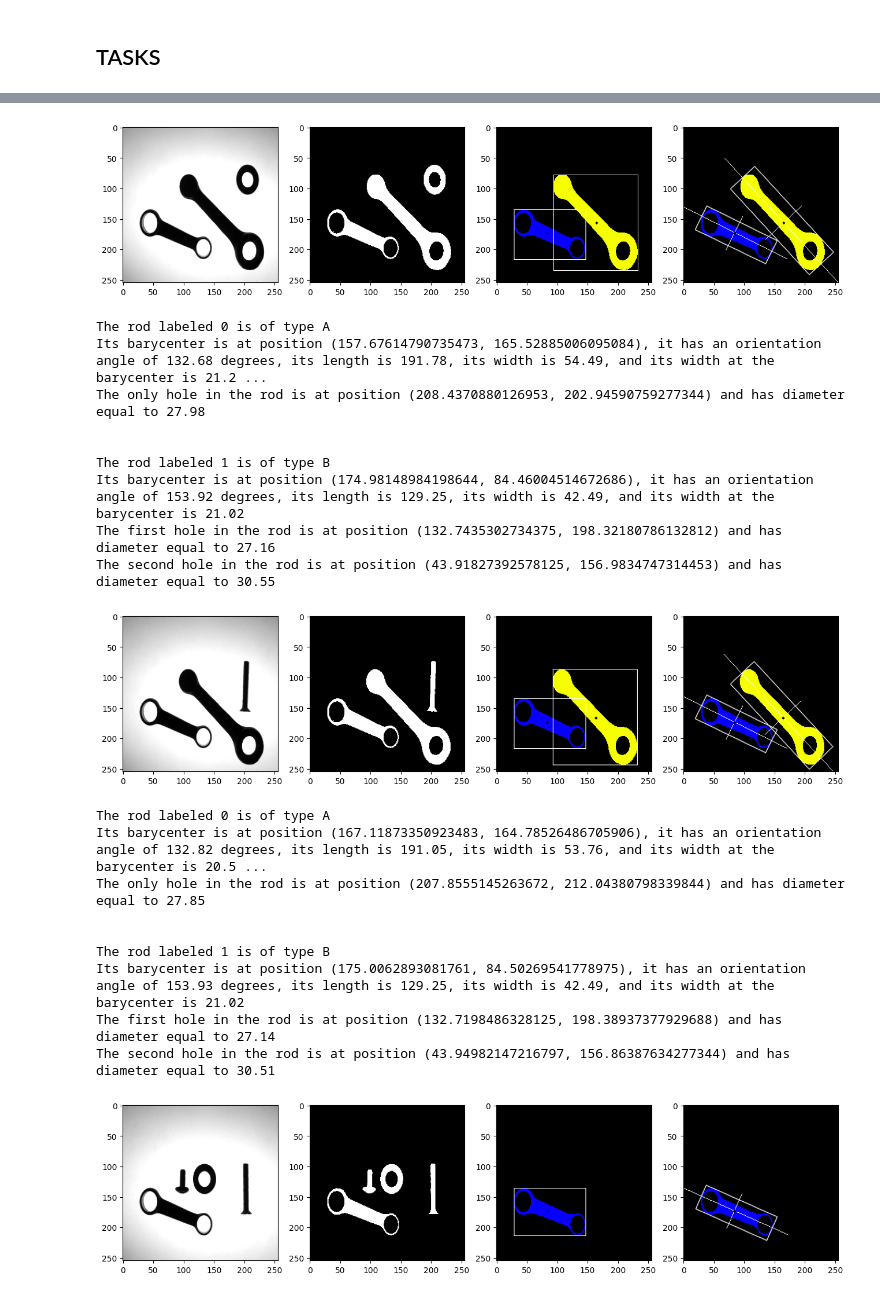
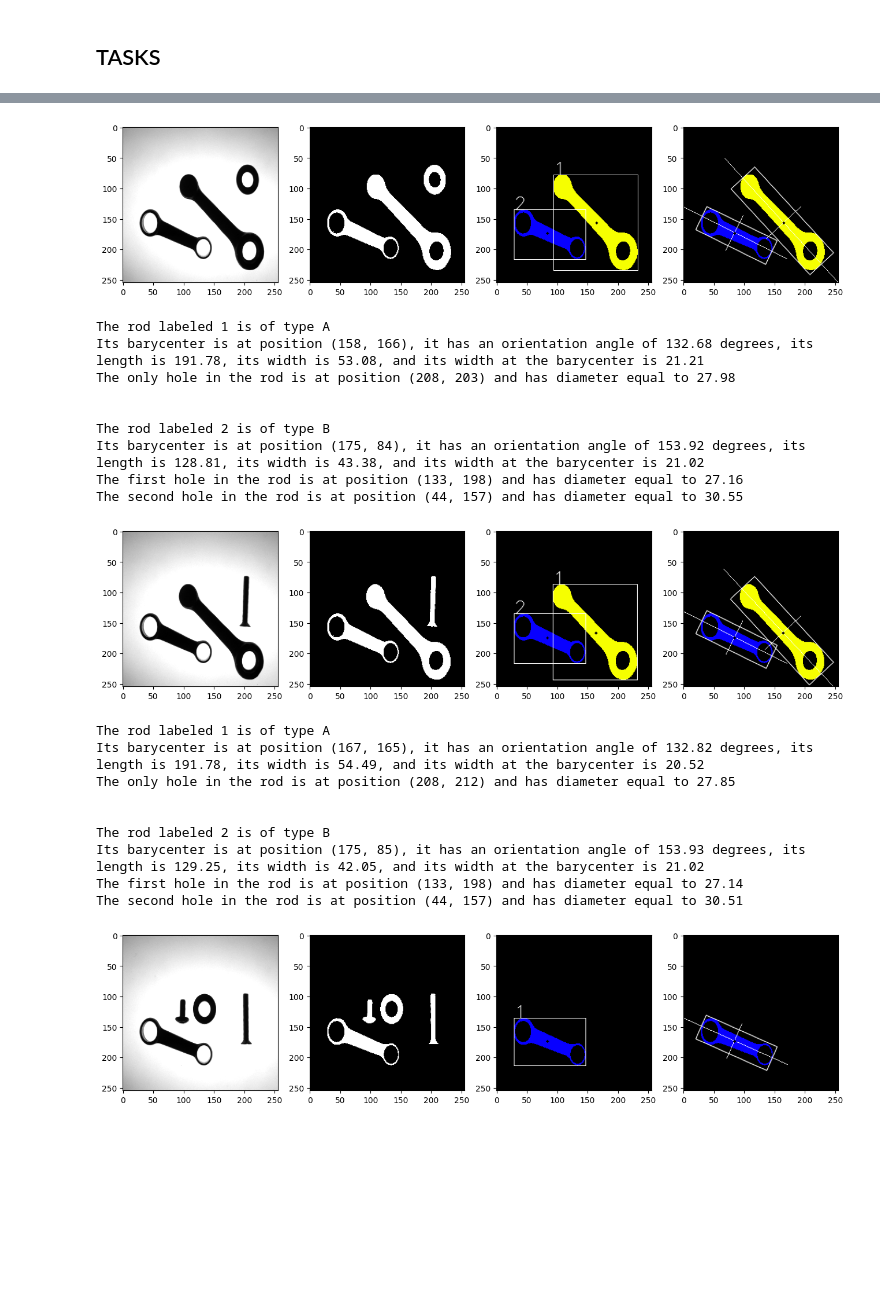
Before and after one commit to MrCr4ft/IPCV_Project, a Jupyter notebook: Visual Inspection of Motorcycle Connecting Rods.ipynb, the cells around one changed output, grey strips where cells are left out. Saved outputs shown, nothing was run; the diff lists cells and outputs as text; code cells hidden in the pictures; blank space fills up the shorter version.

```diff
--- a/Visual Inspection of Motorcycle Connecting Rods.ipynb
+++ b/Visual Inspection of Motorcycle Connecting Rods.ipynb
@@ -38,5 +38,5 @@ for img_name in TASK_IMGLIST['TASK_1']:
 ## TASKS ##
 # %%
 for img_name in TASK_IMGLIST['TASK_1']:
-    pipeline(IMAGES[img_name], False)
+    rods_descriptions = processImage(IMAGES[img_name], False)
 # %% [output]
@@ -108,5 +108,5 @@ The second hole in the rod is at position (129.3745880126953, 157.9435577392578)
 # %%
 for img_name in TASK_IMGLIST['TASK_2_1']:
-    pipeline(IMAGES[img_name], False)
+    rods_descriptions = processImage(IMAGES[img_name], False)
 # %% [output]
 [figure]
@@ -116,21 +116,21 @@ The only hole in the rod is at position (211.66403198242188, 201.11619567871094)
 [figure]
-The rod labeled 0 is of type A
-Its barycenter is at position (157.67614790735473, 165.52885006095084), it has an orientation angle of 132.68 degrees, its length is 191.78, its width is 54.49, and its width at the barycenter is 21.2 ...
-The only hole in the rod is at position (208.4370880126953, 202.94590759277344) and has diameter equal to 27.98
+The rod labeled 1 is of type A
+Its barycenter is at position (158, 166), it has an orientation angle of 132.68 degrees, its length is 191.78, its width is 53.08, and its width at the barycenter is 21.21
+The only hole in the rod is at position (208, 203) and has diameter equal to 27.98
 
 
-The rod labeled 1 is of type B
-Its barycenter is at position (174.98148984198644, 84.46004514672686), it has an orientation angle of 153.92 degrees, its length is 129.25, its width is 42.49, and its width at the barycenter is 21.02
-The first hole in the rod is at position (132.7435302734375, 198.32180786132812) and has diameter equal to 27.16
-The second hole in the rod is at position (43.91827392578125, 156.9834747314453) and has diameter equal to 30.55
+The rod labeled 2 is of type B
+Its barycenter is at position (175, 84), it has an orientation angle of 153.92 degrees, its length is 128.81, its width is 43.38, and its width at the barycenter is 21.02
+The first hole in the rod is at position (133, 198) and has diameter equal to 27.16
+The second hole in the rod is at position (44, 157) and has diameter equal to 30.55
-[figure, old version]
+[figure, new version]
-The rod labeled 0 is of type A
-Its barycenter is at position (167.11873350923483, 164.78526486705906), it has an orientation angle of 132.82 degrees, its length is 191.05, its width is 53.76, and its width at the barycenter is 20.5 ...
-The only hole in the rod is at position (207.8555145263672, 212.04380798339844) and has diameter equal to 27.85
+The rod labeled 1 is of type A
+Its barycenter is at position (167, 165), it has an orientation angle of 132.82 degrees, its length is 191.78, its width is 54.49, and its width at the barycenter is 20.52
+The only hole in the rod is at position (208, 212) and has diameter equal to 27.85
 
 
-The rod labeled 1 is of type B
-Its barycenter is at position (175.0062893081761, 84.50269541778975), it has an orientation angle of 153.93 degrees, its length is 129.25, its width is 42.49, and its width at the barycenter is 21.02
-The first hole in the rod is at position (132.7198486328125, 198.38937377929688) and has diameter equal to 27.14
-The second hole in the rod is at position (43.94982147216797, 156.86387634277344) and has diameter equal to 30.51
+The rod labeled 2 is of type B
+Its barycenter is at position (175, 85), it has an orientation angle of 153.93 degrees, its length is 129.25, its width is 42.05, and its width at the barycenter is 21.02
+The first hole in the rod is at position (133, 198) and has diameter equal to 27.14
+The second hole in the rod is at position (44, 157) and has diameter equal to 30.51
 [figure]
```
Also changed, not shown: parts of 4 cells of this notebook, 2 other files.
